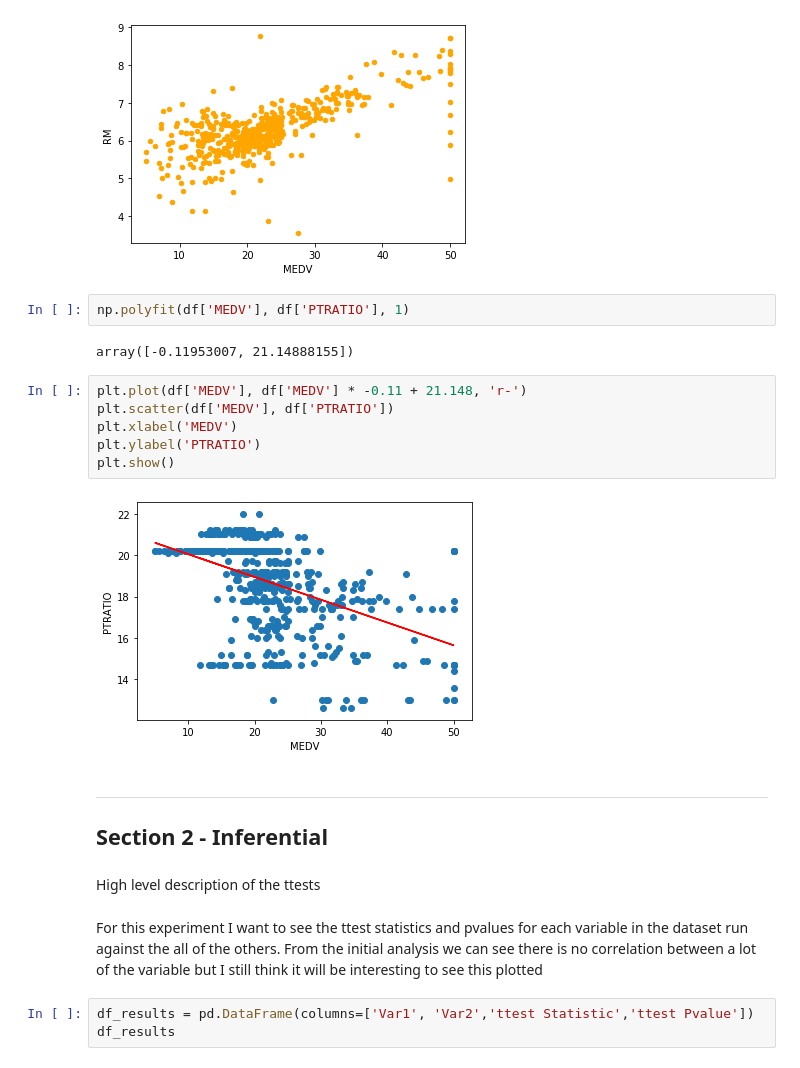
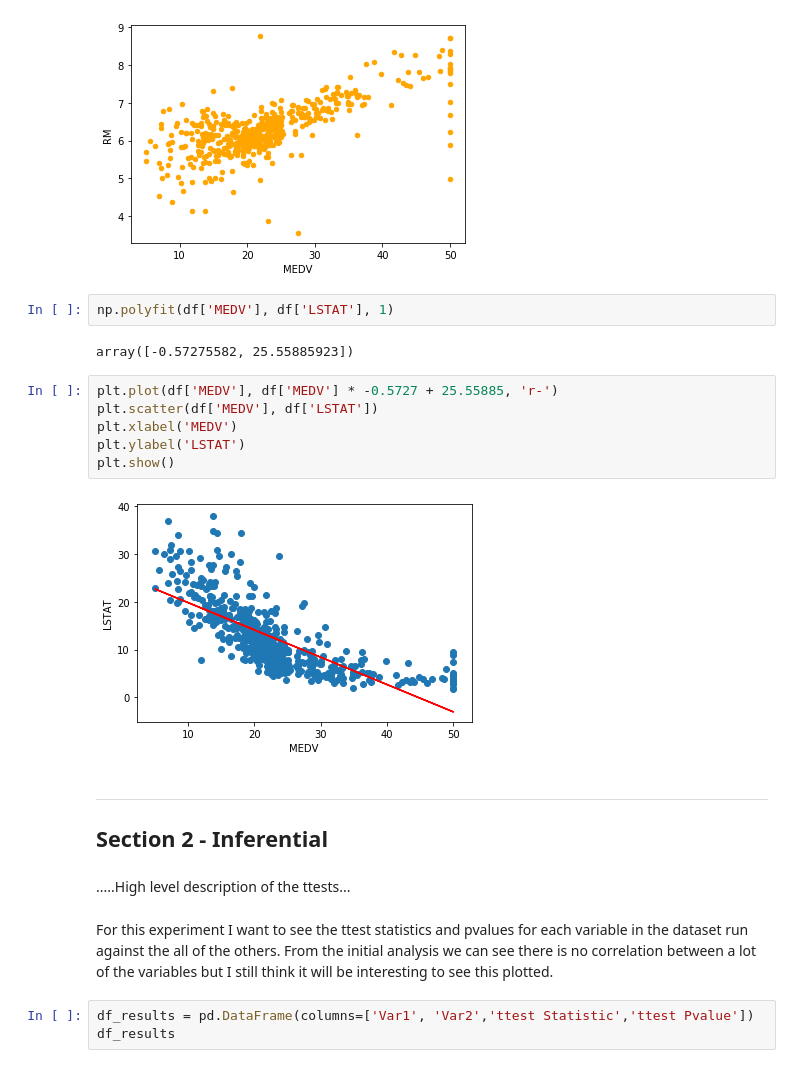
Before and after one commit to MKelly1303/52954_Project_2019, a Jupyter notebook: 52954_Project_Notebook.ipynb, the cells around one changed output. Cells and saved outputs as stored; diff of their text form.

Commit message:
Started Reference Section, continued the Infer Section on the CHAS and MEDV values, updated README file

```diff
--- a/52954_Project_Notebook.ipynb
+++ b/52954_Project_Notebook.ipynb
@@ -211,24 +217,24 @@ plt.show()
 # %% [output]
 [figure]
 # %%
-np.polyfit(df['MEDV'], df['PTRATIO'], 1)
+np.polyfit(df['MEDV'], df['LSTAT'], 1)
 # %% [output]
-array([-0.11953007, 21.14888155])
+array([-0.57275582, 25.55885923])
 # %%
-plt.plot(df['MEDV'], df['MEDV'] * -0.11 + 21.148, 'r-')
-plt.scatter(df['MEDV'], df['PTRATIO'])
+plt.plot(df['MEDV'], df['MEDV'] * -0.5727 + 25.55885, 'r-')
+plt.scatter(df['MEDV'], df['LSTAT'])
 plt.xlabel('MEDV')
-plt.ylabel('PTRATIO')
+plt.ylabel('LSTAT')
 plt.show()
 # %% [output]
-[figure, old version]
+[figure, new version]
 # %% [markdown]
 ***
 ## Section 2 - Inferential
 # %% [markdown]
-High level description of the ttests
+.....High level description of the ttests...
 # %% [markdown]
-For this experiment I want to see the ttest statistics and pvalues for each variable in the dataset run against the all of the others. From the initial analysis we can see there is no correlation between a lot of the variable but I still think it will be interesting to see this plotted
+For this experiment I want to see the ttest statistics and pvalues for each variable in the dataset run against the all of the others. From the initial analysis we can see there is no correlation between a lot of the variables but I still think it will be interesting to see this plotted.
 # %%
 df_results = pd.DataFrame(columns=['Var1', 'Var2','ttest Statistic','ttest Pvalue'])
 df_results
```
Also changed, not shown: parts of 15 cells of this notebook, 1 other file.
